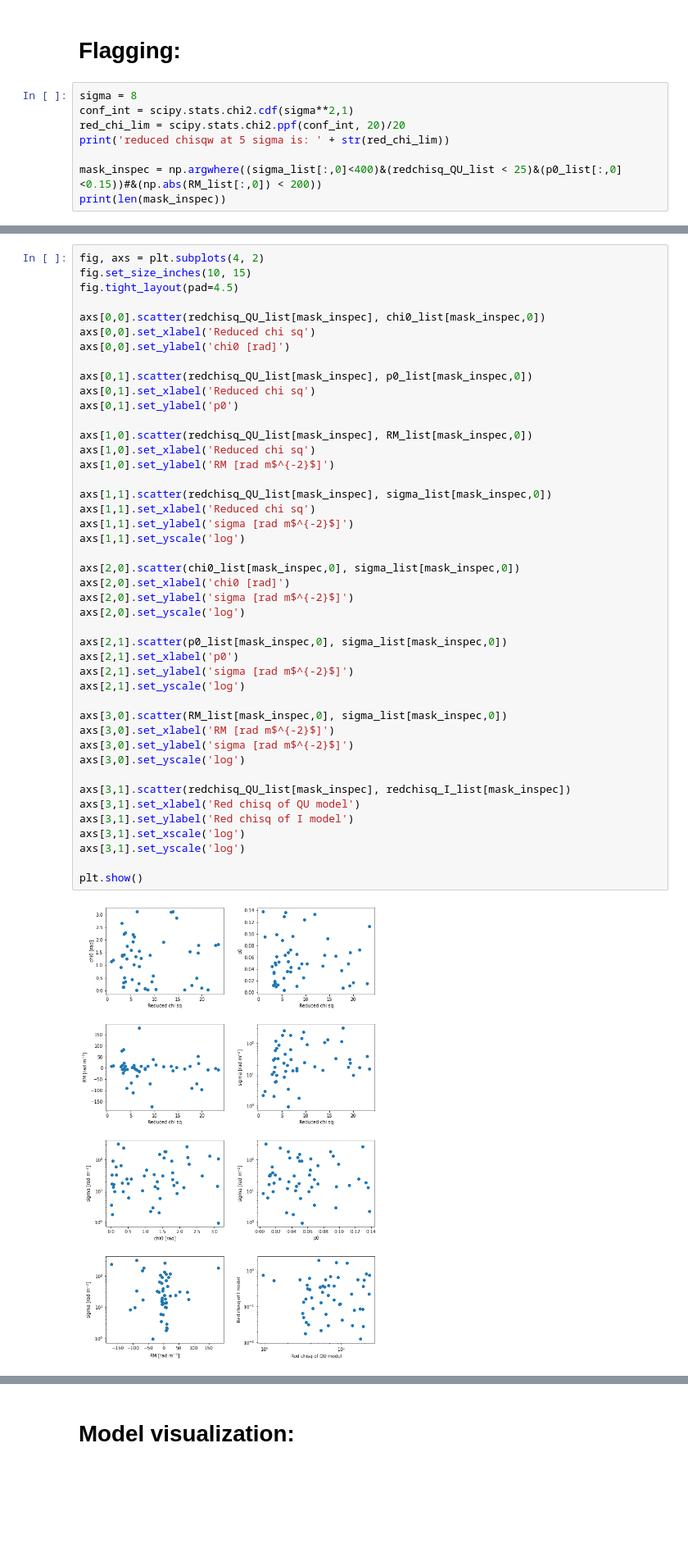
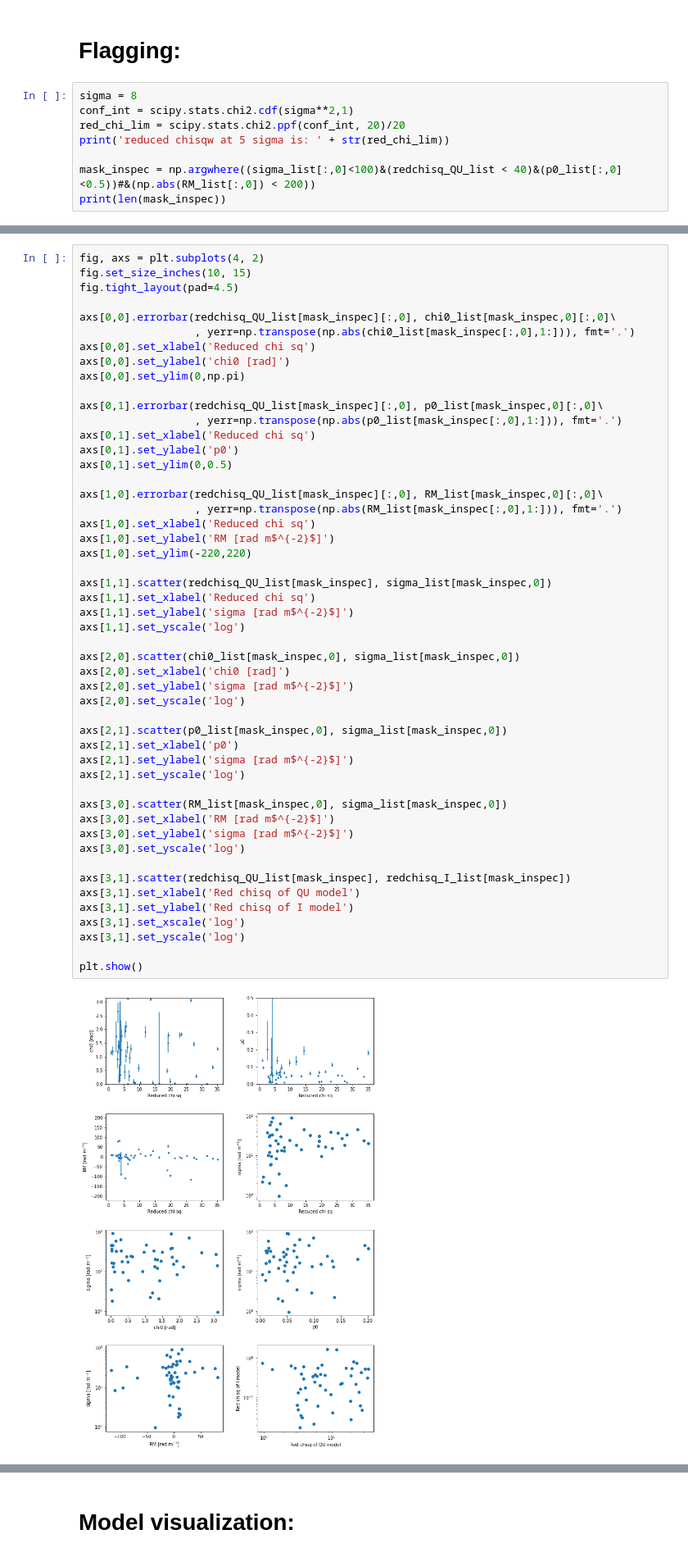
Before and after one commit to Woutmg/Meerkat_FracPol_New, a Jupyter notebook: MCMC_analyser.ipynb, the cells around one changed output, grey strips where cells are left out. Shown at 82% size. Drawn from its saved outputs; the diff is of its cells as text; blank space fills up the shorter version.

```diff
--- a/MCMC_analyser.ipynb
+++ b/MCMC_analyser.ipynb
@@ -163,7 +190,7 @@ conf_int = scipy.stats.chi2.cdf(sigma**2,1)
 red_chi_lim = scipy.stats.chi2.ppf(conf_int, 20)/20
 print('reduced chisqw at 5 sigma is: ' + str(red_chi_lim))
 
-mask_inspec = np.argwhere((sigma_list[:,0]<400)&(redchisq_QU_list < 25)&(p0_list[:,0]<0.15))#&(np.abs(RM_list[:,0]) < 200))
+mask_inspec = np.argwhere((sigma_list[:,0]<100)&(redchisq_QU_list < 40)&(p0_list[:,0]<0.5))#&(np.abs(RM_list[:,0]) < 200))
 print(len(mask_inspec))
 # %% [output]
 reduced chisqw at 5 sigma is: 5.829015193547232
@@ -214,44 +241,50 @@ fig, axs = plt.subplots(4, 2)
 fig.set_size_inches(10, 15)
 fig.tight_layout(pad=4.5)
 
-axs[0,0].scatter(redchisq_QU_list[mask_inspec], chi0_list[mask_inspec,0])
+axs[0,0].errorbar(redchisq_QU_list[mask_inspec][:,0], chi0_list[mask_inspec,0][:,0]\
+                  , yerr=np.transpose(np.abs(chi0_list[mask_inspec[:,0],1:])), fmt='.')
 axs[0,0].set_xlabel('Reduced chi sq')
 axs[0,0].set_ylabel('chi0 [rad]')
+axs[0,0].set_ylim(0,np.pi)
 
-axs[0,1].scatter(redchisq_QU_list[mask_inspec], p0_list[mask_inspec,0])
+axs[0,1].errorbar(redchisq_QU_list[mask_inspec][:,0], p0_list[mask_inspec,0][:,0]\
+                  , yerr=np.transpose(np.abs(p0_list[mask_inspec[:,0],1:])), fmt='.')
 axs[0,1].set_xlabel('Reduced chi sq')
 axs[0,1].set_ylabel('p0')
+axs[0,1].set_ylim(0,0.5)
 
-axs[1,0].scatter(redchisq_QU_list[mask_inspec], RM_list[mask_inspec,0])
+axs[1,0].errorbar(redchisq_QU_list[mask_inspec][:,0], RM_list[mask_inspec,0][:,0]\
+                  , yerr=np.transpose(np.abs(RM_list[mask_inspec[:,0],1:])), fmt='.')
 axs[1,0].set_xlabel('Reduced chi sq')
 axs[1,0].set_ylabel('RM [rad m$^{-2}$]')
+axs[1,0].set_ylim(-220,220)
 
 axs[1,1].scatter(redchisq_QU_list[mask_inspec], sigma_list[mask_inspec,0])
 axs[1,1].set_xlabel('Reduced chi sq')
 axs[1,1].set_ylabel('sigma [rad m$^{-2}$]')
 axs[1,1].set_yscale('log')
 
 axs[2,0].scatter(chi0_list[mask_inspec,0], sigma_list[mask_inspec,0])
 axs[2,0].set_xlabel('chi0 [rad]')
 axs[2,0].set_ylabel('sigma [rad m$^{-2}$]')
 axs[2,0].set_yscale('log')
 
 axs[2,1].scatter(p0_list[mask_inspec,0], sigma_list[mask_inspec,0])
 axs[2,1].set_xlabel('p0')
 axs[2,1].set_ylabel('sigma [rad m$^{-2}$]')
 axs[2,1].set_yscale('log')
 
 axs[3,0].scatter(RM_list[mask_inspec,0], sigma_list[mask_inspec,0])
 axs[3,0].set_xlabel('RM [rad m$^{-2}$]')
 axs[3,0].set_ylabel('sigma [rad m$^{-2}$]')
 axs[3,0].set_yscale('log')
 
 axs[3,1].scatter(redchisq_QU_list[mask_inspec], redchisq_I_list[mask_inspec])
 axs[3,1].set_xlabel('Red chisq of QU model')
 axs[3,1].set_ylabel('Red chisq of I model')
 axs[3,1].set_xscale('log')
 axs[3,1].set_yscale('log')
 
 plt.show()
 # %% [output]
-[figure, old version]
+[figure, new version]
```
Also changed, not shown: parts of 11 cells of this notebook, 3 other files.
